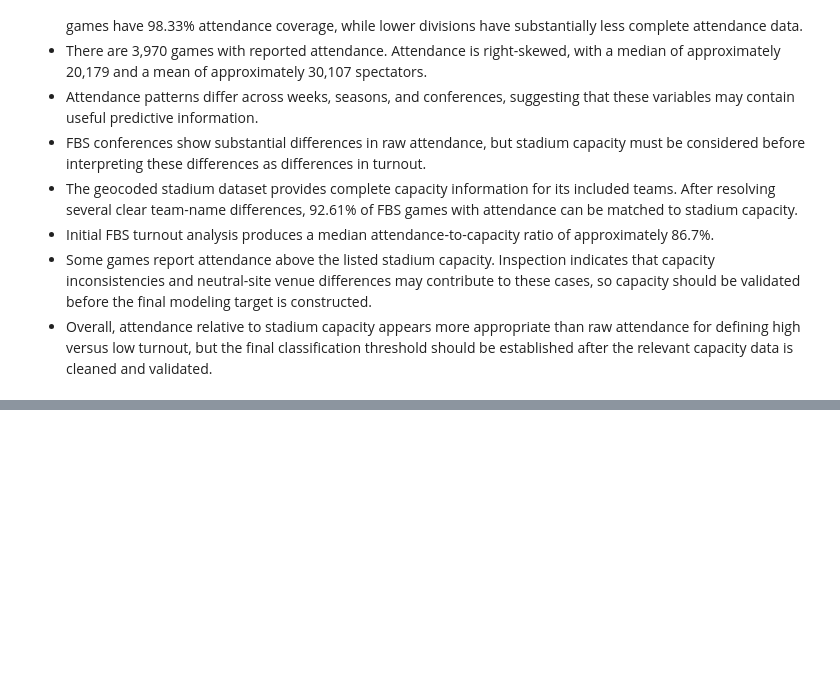
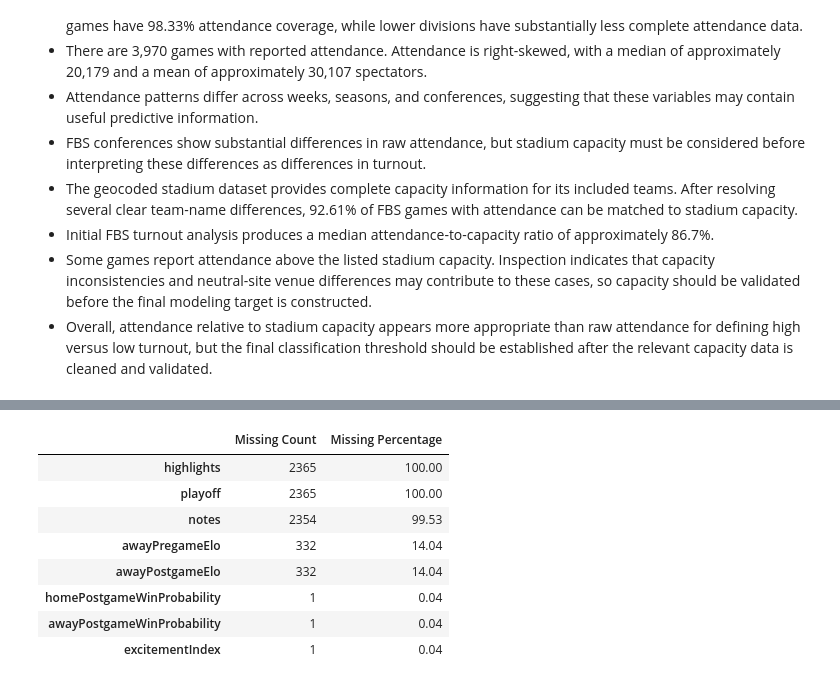
Before and after one commit to Break-Through-Tech/Sports-Analytics-1B-assessing-football-stadium-attendance-and-experience, a Jupyter notebook: notebooks/01_eda_feature_engineering.ipynb, the cells around one changed output, grey strips where cells are left out. Saved outputs shown, nothing was run; the diff lists cells and outputs as text; code cells hidden in the pictures; blank space fills up the shorter version.

```diff
--- a/notebooks/01_eda_feature_engineering.ipynb
+++ b/notebooks/01_eda_feature_engineering.ipynb
@@ -1255,0 +1528,16 @@ The initial exploratory analysis of the updated 2023–2025 data identified seve
+# %%
+remaining_missing = pd.DataFrame({
+    "Missing Count": clean_df.isnull().sum(),
+    "Missing Percentage": (clean_df.isnull().sum() / len(clean_df) * 100).round(2)
+})
+remaining_missing[remaining_missing["Missing Count"] > 0].sort_values("Missing Count", ascending=False)
+# %% [output]
+|  | Missing Count | Missing Percentage |
+| highlights | 2365 | 100.00 |
+| playoff | 2365 | 100.00 |
+| notes | 2354 | 99.53 |
+| awayPregameElo | 332 | 14.04 |
+| awayPostgameElo | 332 | 14.04 |
+| homePostgameWinProbability | 1 | 0.04 |
+| awayPostgameWinProbability | 1 | 0.04 |
+| excitementIndex | 1 | 0.04 |
```
Also changed, not shown: parts of 30 cells of this notebook, 1 other file.
